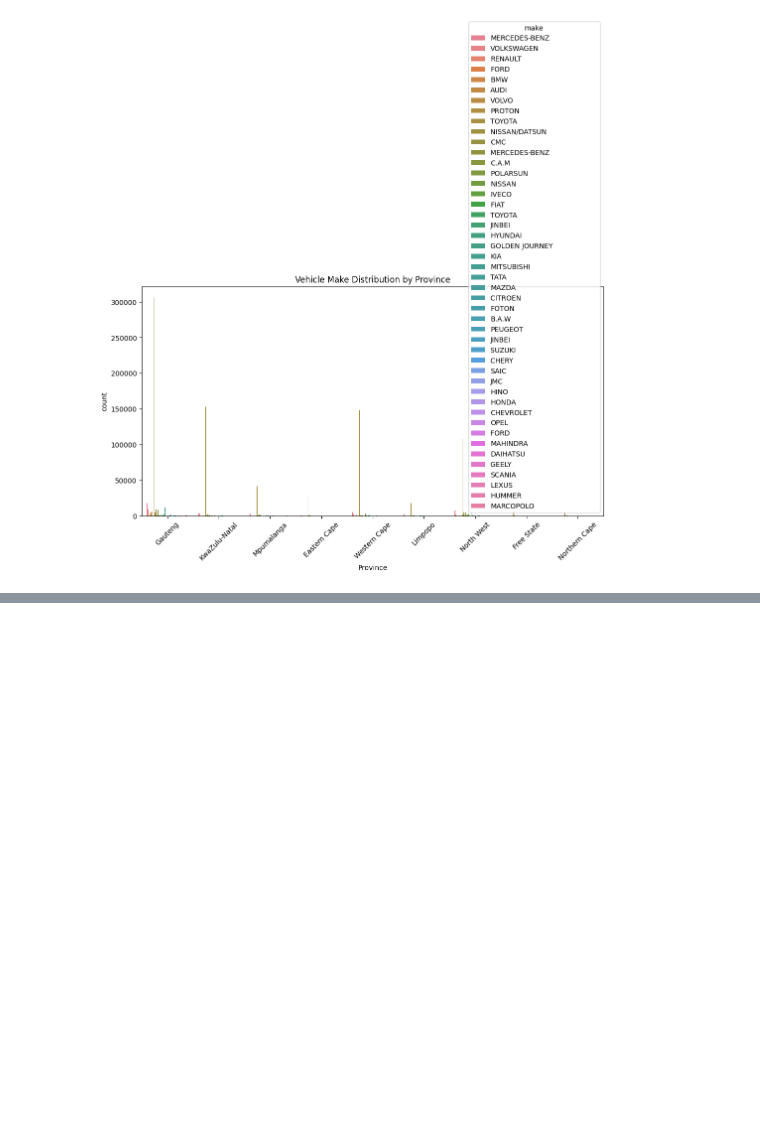
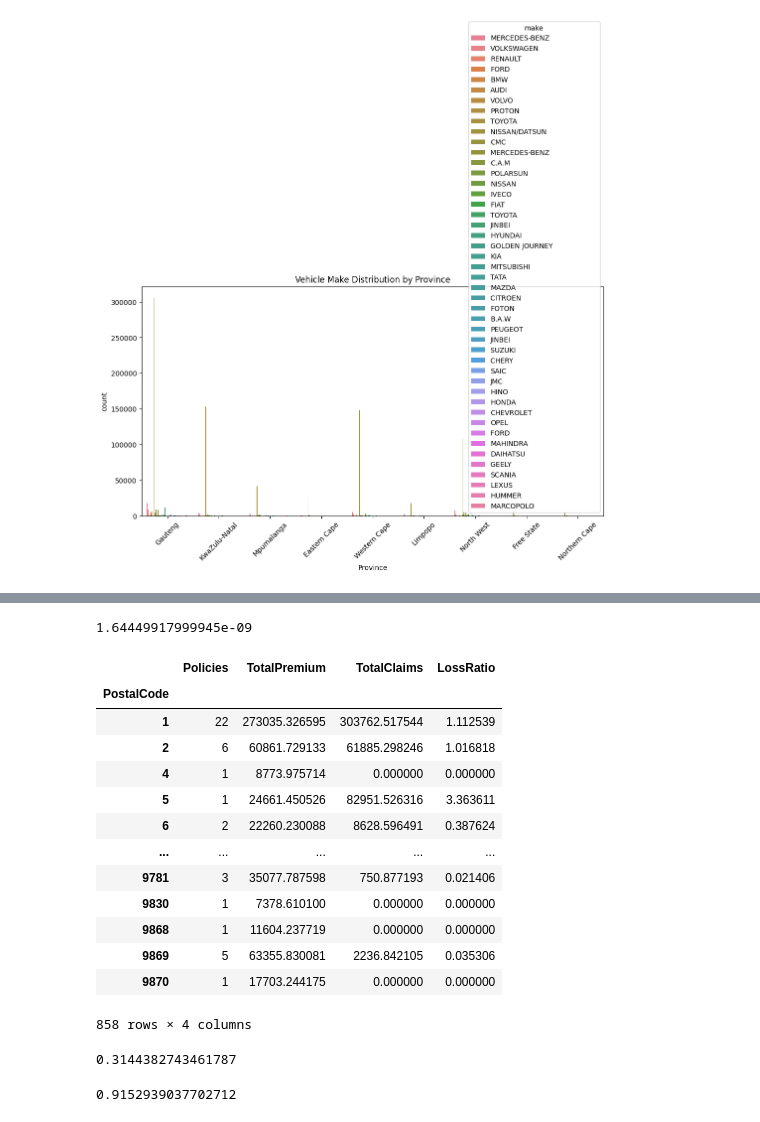
Before and after one commit to EstifanosTeklay/AlphaCareInsurance, a Jupyter notebook: notebooks/AcisEda.ipynb, the cells around one changed output, grey strips where cells are left out. Drawn from its saved outputs; the diff is of its cells as text; code cells hidden in the pictures; blank space fills up the shorter version.

```diff
--- a/notebooks/AcisEda.ipynb
+++ b/notebooks/AcisEda.ipynb
@@ -198,3 +219,14 @@ plt.show()
 [figure]
 [figure]
 [figure]
+# %%
+# Insuring Total Premium is numeric
+acis_data['TotalPremium'] = pd.to_numeric(acis_data['TotalPremium'],errors='coerce')
+
+# count records before removal
+print(f"Records before removing TotalPremium == 0: {len(acis_data)}")
+# Remove records where TotalPremium == 0
+acis_data = acis_data[acis_data['TotalPremium'] != 0]
+
+# Count records after removal
+print(f"Records after removing TotalPremium == 0: {len(acis_data)}")
@@ -200,0 +236,4 @@ plt.show()
+# %%
+# Create Loss Ratio
+acis_data['TotalPremium']
+acis_data['LossRatio'] = acis_data['TotalClaims'] / acis_data['TotalPremium']
@@ -200,0 +281,37 @@ plt.show()
+# %%
+from scipy.stats import ttest_ind
+
+t_stat, p_value = ttest_ind(group_A, group_B, equal_var=False)
+print(p_value)
+# %% [output]
+1.64449917999945e-09
+# %%
+# Calculating Volume per postal code
+zipcode_summary = (
+    acis_data.groupby('PostalCode')
+      .agg(
+          Policies=('PolicyID', 'nunique'),
+          TotalPremium=('TotalPremium', 'sum'),
+          TotalClaims=('TotalClaims', 'sum')
+      )
+)
+
+zipcode_summary['LossRatio'] = (
+    zipcode_summary['TotalClaims'] / zipcode_summary['TotalPremium']
+)
+zipcode_summary
+# %% [output]
+|  | Policies | TotalPremium | TotalClaims | LossRatio |
+| PostalCode |  |  |  |  |
+| 1 | 22 | 273035.326595 | 303762.517544 | 1.112539 |
+| 2 | 6 | 60861.729133 | 61885.298246 | 1.016818 |
+| 4 | 1 | 8773.975714 | 0.000000 | 0.000000 |
+| 5 | 1 | 24661.450526 | 82951.526316 | 3.363611 |
+| 6 | 2 | 22260.230088 | 8628.596491 | 0.387624 |
+| ... | ... | ... | ... | ... |
+| 9781 | 3 | 35077.787598 | 750.877193 | 0.021406 |
+| 9830 | 1 | 7378.610100 | 0.000000 | 0.000000 |
+| 9868 | 1 | 11604.237719 | 0.000000 | 0.000000 |
+| 9869 | 5 | 63355.830081 | 2236.842105 | 0.035306 |
+| 9870 | 1 | 17703.244175 | 0.000000 | 0.000000 |
+858 rows × 4 columns
@@ -200,0 +325,5 @@ plt.show()
+# %%
+t_stat, p_value = ttest_ind(group_A, group_B, equal_var=False)
+print(p_value)
+# %% [output]
+0.3144382743461787
@@ -200,0 +336,5 @@ plt.show()
+# %%
+t_stat, p_value = ttest_ind(group_A, group_B, equal_var=False)
+print(p_value)
+# %% [output]
+0.9152939037702712
```
Also changed, not shown: parts of 16 cells of this notebook.
